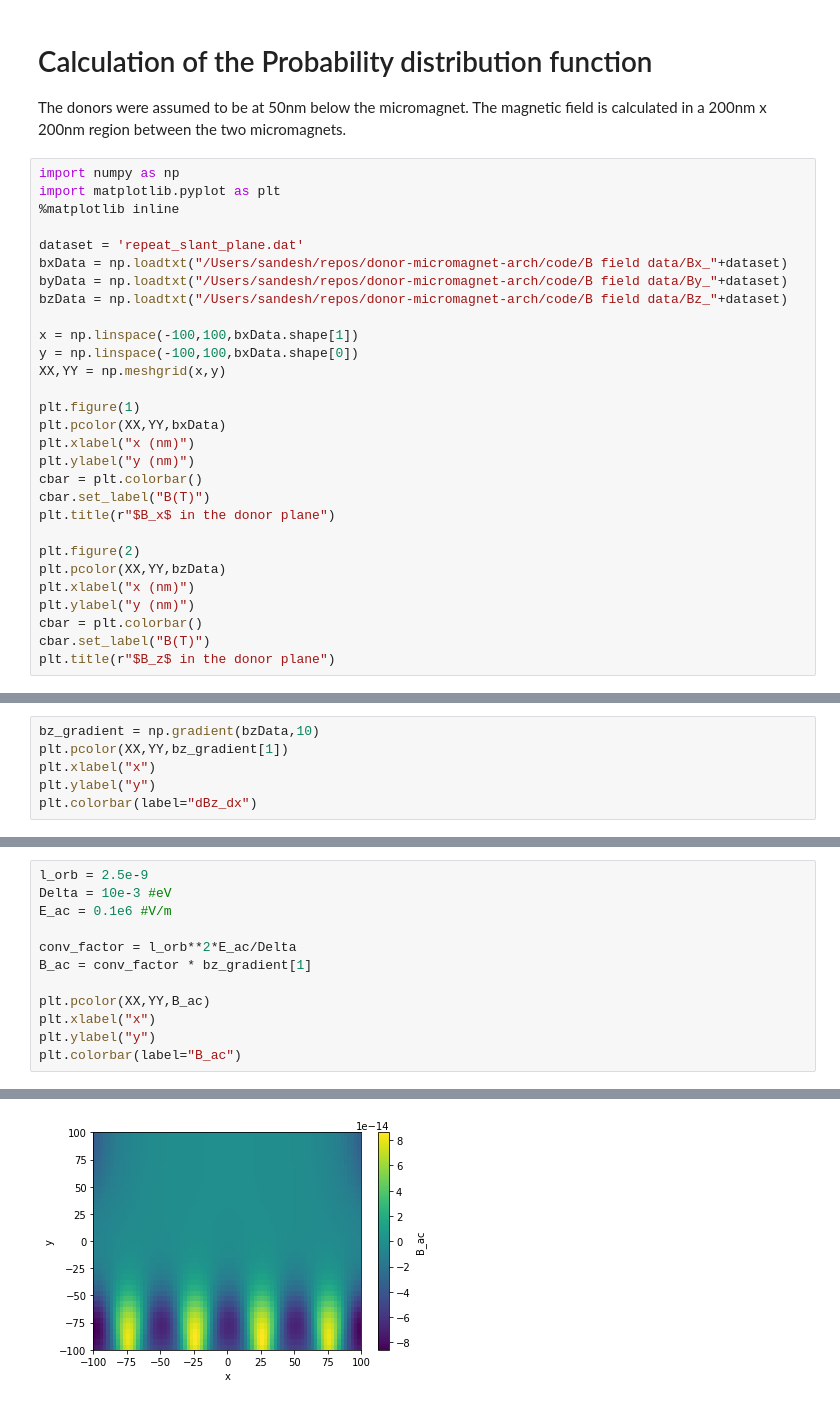
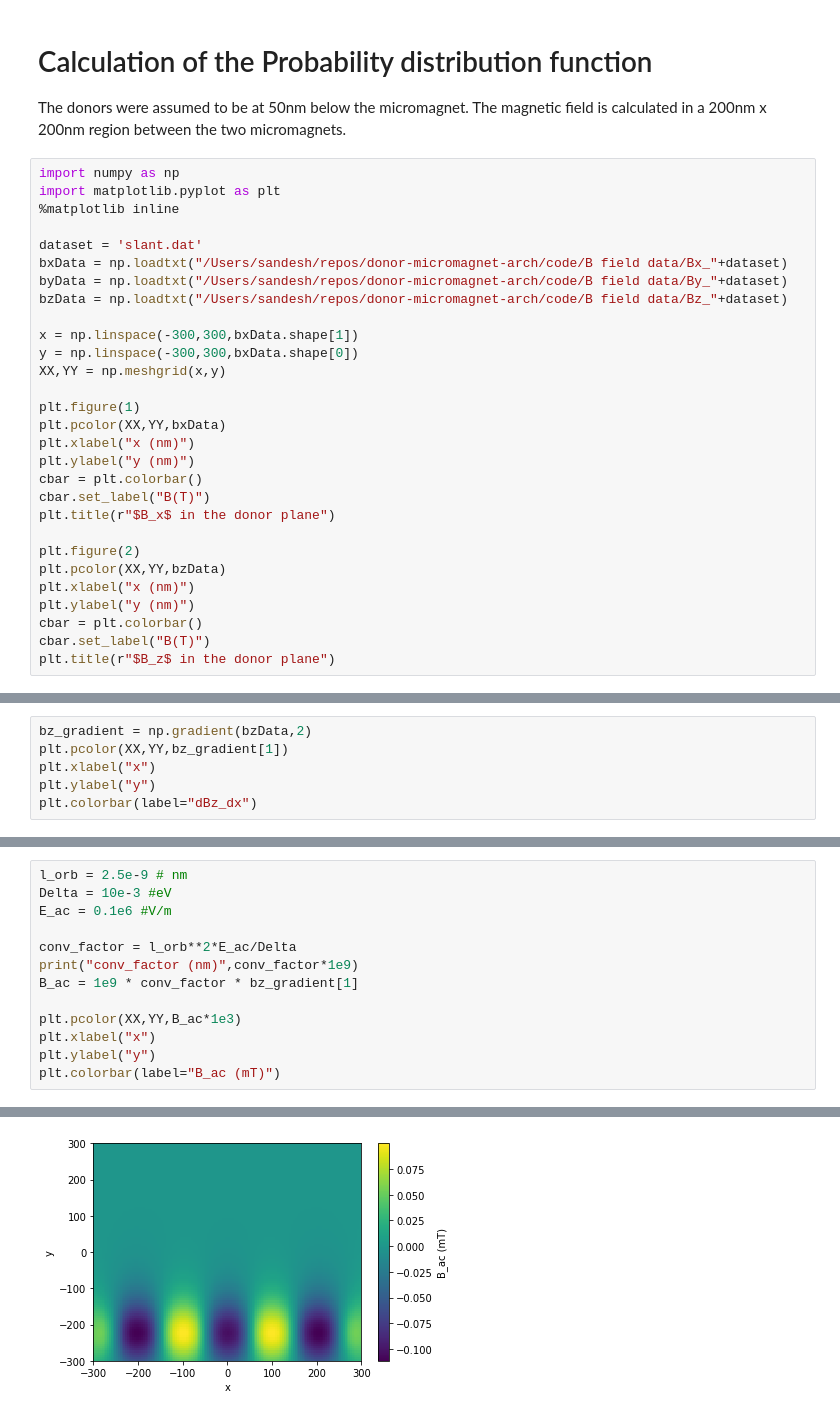
Before and after one commit to sandeshkalantre/donor-micromagnet-arch, a Jupyter notebook: code/micromagnet.ipynb, the cells around one changed output, grey strips where cells are left out. Saved outputs shown, nothing was run; the diff lists cells and outputs as text.

Commit message:
reimplemented repeating arch calculation and did scalable simulation

```diff
--- a/code/micromagnet.ipynb
+++ b/code/micromagnet.ipynb
@@ -7,13 +7,13 @@ import numpy as np
 import matplotlib.pyplot as plt
 %matplotlib inline
 
-dataset = 'repeat_slant_plane.dat'
+dataset = 'slant.dat'
 bxData = np.loadtxt("/Users/sandesh/repos/donor-micromagnet-arch/code/B field data/Bx_"+dataset)
 byData = np.loadtxt("/Users/sandesh/repos/donor-micromagnet-arch/code/B field data/By_"+dataset)
 bzData = np.loadtxt("/Users/sandesh/repos/donor-micromagnet-arch/code/B field data/Bz_"+dataset)
 
-x = np.linspace(-100,100,bxData.shape[1])
-y = np.linspace(-100,100,bxData.shape[0])
+x = np.linspace(-300,300,bxData.shape[1])
+y = np.linspace(-300,300,bxData.shape[0])
 XX,YY = np.meshgrid(x,y)
 
 plt.figure(1)
@@ -79,5 +38,5 @@ plt.legend(fontsize=16)
 # %%
-bz_gradient = np.gradient(bzData,10)
+bz_gradient = np.gradient(bzData,2)
 plt.pcolor(XX,YY,bz_gradient[1])
 plt.xlabel("x")
 plt.ylabel("y")
@@ -88,13 +47,14 @@ plt.colorbar(label="dBz_dx")
 # %%
-l_orb = 2.5e-9
+l_orb = 2.5e-9 # nm
 Delta = 10e-3 #eV
 E_ac = 0.1e6 #V/m
 
 conv_factor = l_orb**2*E_ac/Delta
-B_ac = conv_factor * bz_gradient[1]
+print("conv_factor (nm)",conv_factor*1e9)
+B_ac = 1e9 * conv_factor * bz_gradient[1]
 
-plt.pcolor(XX,YY,B_ac)
+plt.pcolor(XX,YY,B_ac*1e3)
 plt.xlabel("x")
 plt.ylabel("y")
-plt.colorbar(label="B_ac")
+plt.colorbar(label="B_ac (mT)")
 # %% [output]
@@ -102,4 +63,4 @@ plt.colorbar(label="B_ac")
-[figure, old version]
+[figure, new version]
 # %%
 g_mu_b_h = 1e11
 w_ac = g_mu_b_h * B_ac
```
Also changed, not shown: parts of 10 cells of this notebook, 4 other files.
